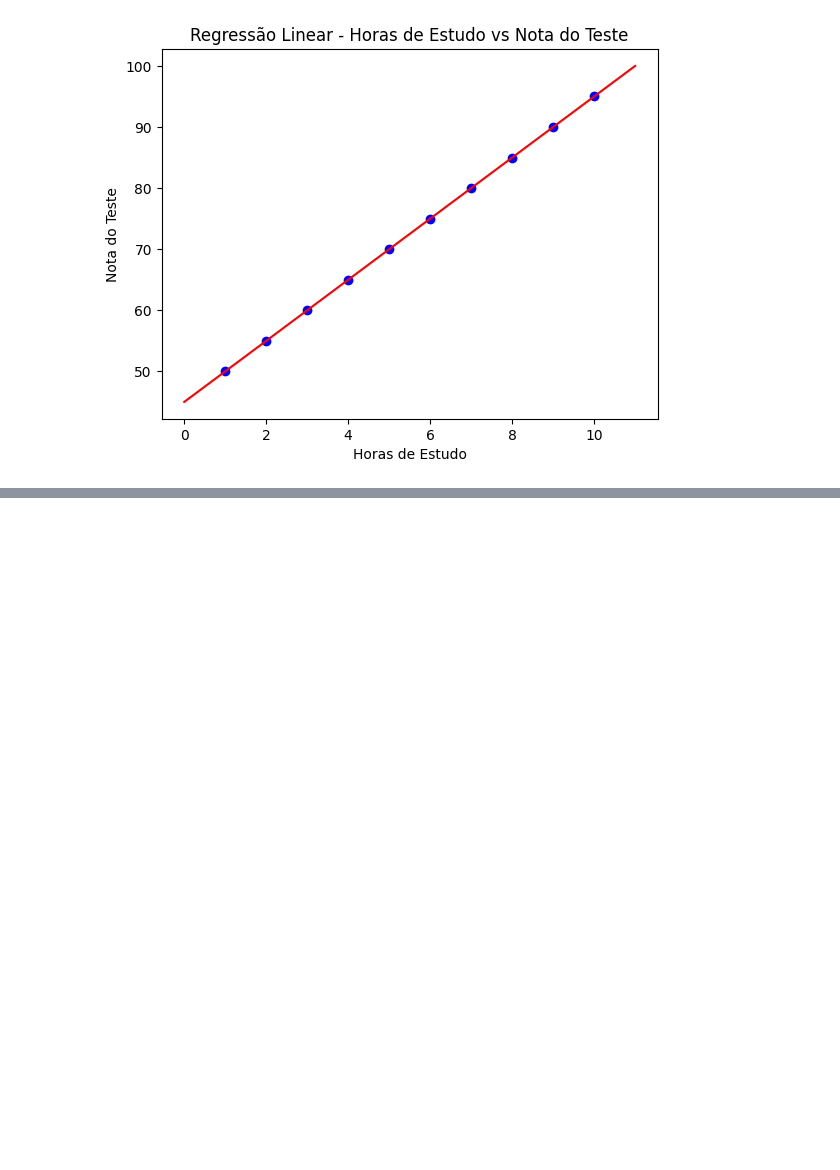
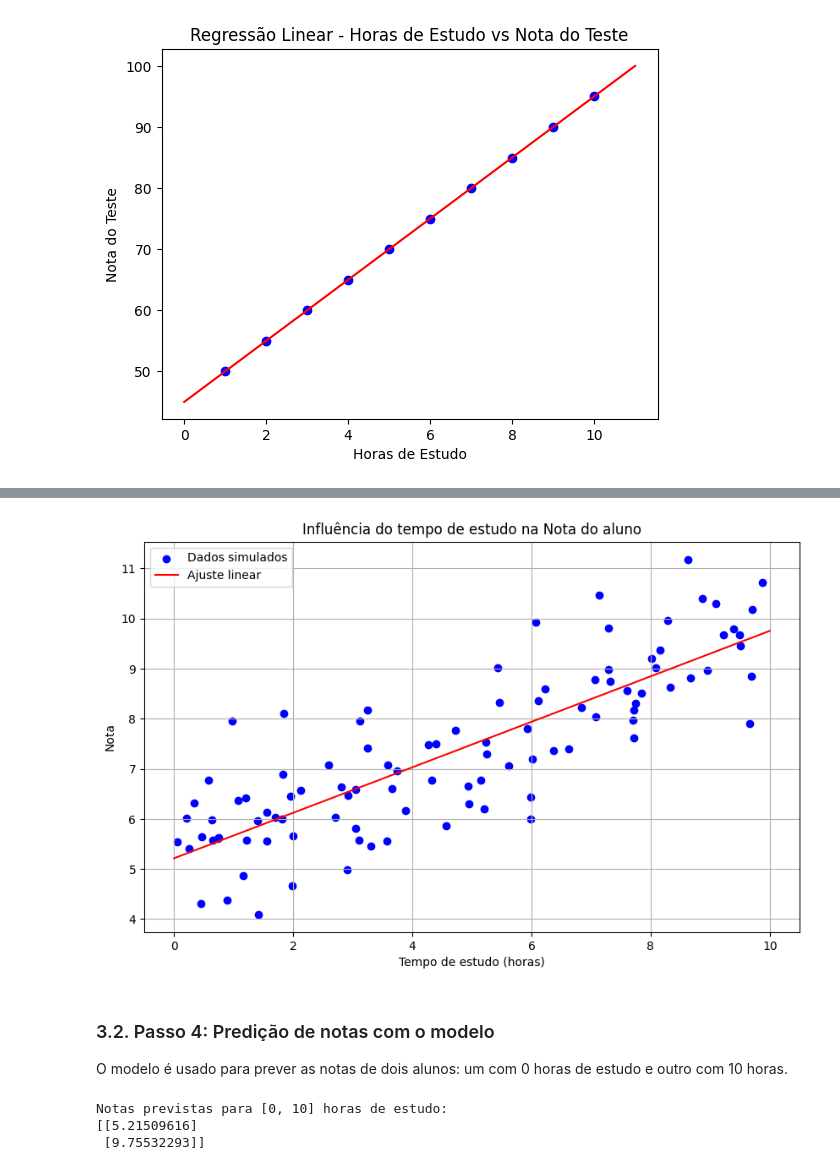
Before and after one commit to sergioaafreitas/CAM, a Jupyter notebook: src/3.1 - regressão linear.ipynb, the cells around one changed output, grey strips where cells are left out. Saved outputs shown, nothing was run; the diff lists cells and outputs as text; code cells hidden in the pictures; blank space fills up the shorter version.

```diff
--- a/src/3.1 - regressão linear.ipynb
+++ b/src/3.1 - regressão linear.ipynb
@@ -32,0 +49,14 @@ plt.show()
+# %%
+import numpy as np
+import matplotlib.pyplot as plt
+
+# Passo 1: Gerar Dados Sintéticos
+np.random.seed(42)  # Semente para reprodutibilidade
+tempo_de_estudo = 10 * np.random.rand(100, 1)  # Tempo de estudo entre 0 e 10 horas
+nota_base = 5  # Nota base assumida sem estudo
+nota_por_hora = 0.5  # Ganho de nota por hora de estudo
+
+# A nota final inclui um ruído aleatório para simular variabilidade real
+notas = nota_base + nota_por_hora * tempo_de_estudo + np.random.randn(100, 1)
+
+print("Dados sintéticos gerados.")
@@ -32,0 +69,9 @@ plt.show()
+# %%
+# Adiciona o termo de interceptação x0 = 1 a cada instância
+X_b = np.c_[np.ones((100, 1)), tempo_de_estudo]
+
+# Calcula os coeficientes ótimos usando a Equação Normal
+theta_best = np.linalg.inv(X_b.T.dot(X_b)).dot(X_b.T).dot(notas)
+
+print("Coeficientes (theta) calculados:")
+print(theta_best)
@@ -32,0 +88,35 @@ plt.show()
+# %%
+# Passo 3: Visualização dos Dados e do Ajuste Linear
+plt.figure(figsize=(10, 6))
+plt.scatter(tempo_de_estudo, notas, color='blue', label='Dados simulados')
+
+# Define a linha de regressão com base nos coeficientes calculados
+line_x = np.array([[0], [10]])
+line_x_b = np.c_[np.ones((2, 1)), line_x]
+line_y = line_x_b.dot(theta_best)
+
+plt.plot(line_x, line_y, color='red', label='Ajuste linear')
+plt.xlabel('Tempo de estudo (horas)')
+plt.ylabel('Nota')
+plt.title('Influência do tempo de estudo na Nota do aluno')
+plt.legend()
+plt.grid(True)
+plt.show()
+# %% [output]
+[figure, added]
+# %% [markdown]
+### 3.2. Passo 4: Predição de notas com o modelo
+
+O modelo é usado para prever as notas de dois alunos: um com 0 horas de estudo e outro com 10 horas.
+# %%
+# Passo 4: Predição de Notas com o Modelo
+X_new = np.array([[0], [10]])  # Aluno que não estudou e aluno que estudou 10 horas
+X_new_b = np.c_[np.ones((2, 1)), X_new]
+notas_previstas = X_new_b.dot(theta_best)
+
+print("Notas previstas para [0, 10] horas de estudo:")
+print(notas_previstas)
+# %% [output]
+Notas previstas para [0, 10] horas de estudo:
+[[5.21509616]
+ [9.75532293]]
```
Also changed, not shown: parts of 7 cells of this notebook, 2 other files.
